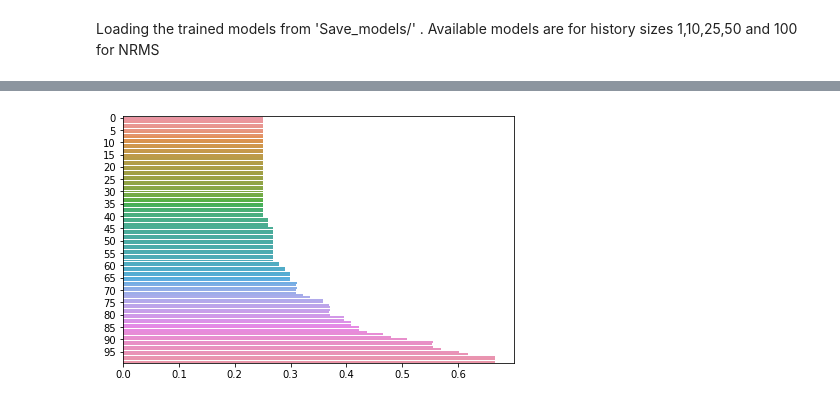
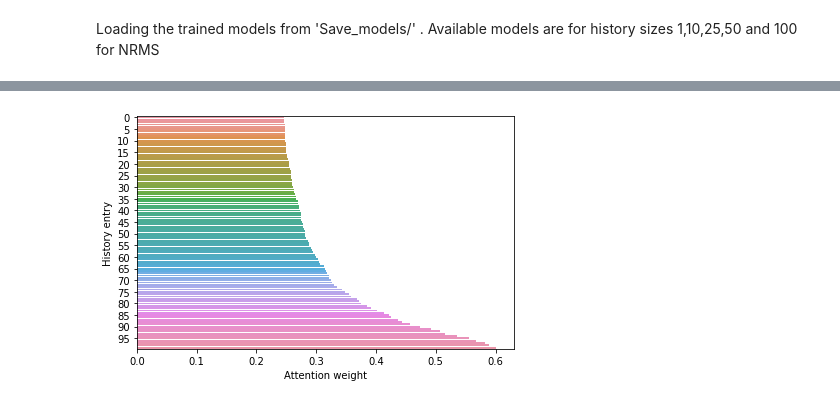
Before and after one commit to LaKin314/Investigating_biases_in_News_Rec, a Jupyter notebook: attention_tests.ipynb, the cells around one changed output, grey strips where cells are left out. Drawn from its saved outputs; the diff is of its cells as text; code cells hidden in the pictures.

Commit message:
Changed Attention

```diff
--- a/attention_tests.ipynb
+++ b/attention_tests.ipynb
@@ -192,9 +267,14 @@ for batch_data_input in tqdm(
+# %%
+sorted_news = np.argsort(np.sum(results[:,:,0],axis=0))[::-1]
+sorted_atts = np.sort(np.sum(results[:,:,0],axis=0))[::-1] * (1/10)
 # %%
 ax = sns.barplot(sorted_atts[::-1],sorted_news[::-1],orient='h')
 
-
+plt.xlabel('Attention weight')
+plt.ylabel('History entry')
 plt.tight_layout()
 ax.set_yticks(ax.get_yticks()[::5])
+# plt.savefig('Attention.pdf',format='pdf',bbox_inches = "tight")
 plt.show()
 # %% [output]
-[figure, old version]
+[figure, new version]
```
Also changed, not shown: parts of 3 cells of this notebook.
